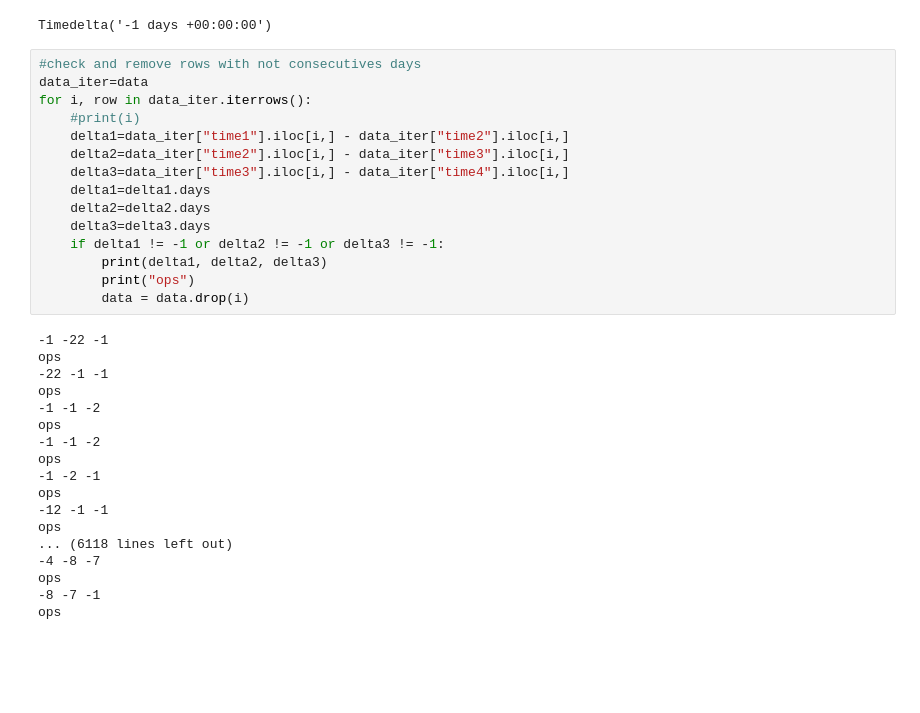
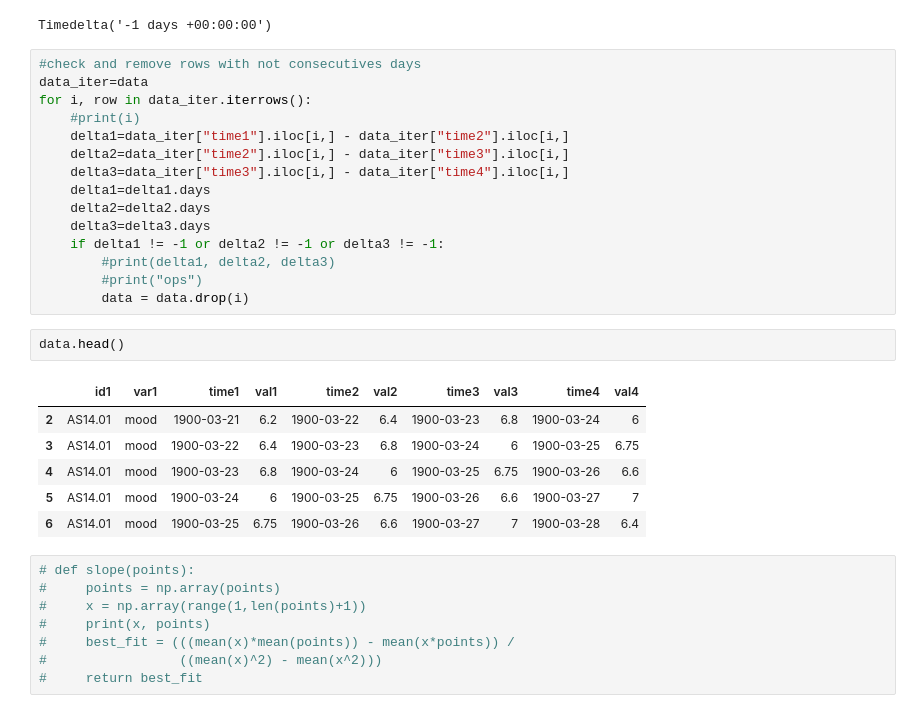
Before and after one commit to Dennis-Dekker/Data_mining, a Jupyter notebook: new_preprocessing.ipynb, the cells around one changed output. Saved outputs shown, nothing was run; the diff lists cells and outputs as text; blank space fills up the shorter version.

```diff
--- a/new_preprocessing.ipynb
+++ b/new_preprocessing.ipynb
@@ -182,24 +183,23 @@ for i, row in data_iter.iterrows():
     delta2=delta2.days
     delta3=delta3.days
     if delta1 != -1 or delta2 != -1 or delta3 != -1:
-        print(delta1, delta2, delta3)
-        print("ops")
+        #print(delta1, delta2, delta3)
+        #print("ops")
         data = data.drop(i)
-# %% [output]
--1 -22 -1
-ops
--22 -1 -1
-ops
--1 -1 -2
-ops
--1 -1 -2
-ops
--1 -2 -1
-ops
--12 -1 -1
-ops
-... (6118 lines left out)
--4 -8 -7
-ops
--8 -7 -1
-ops
+# %%
+data.head()
+# %% [output]
+|  | id1 | var1 | time1 | val1 | time2 | val2 | time3 | val3 | time4 | val4 |
+| 2 | AS14.01 | mood | 1900-03-21 | 6.2 | 1900-03-22 | 6.4 | 1900-03-23 | 6.8 | 1900-03-24 | 6 |
+| 3 | AS14.01 | mood | 1900-03-22 | 6.4 | 1900-03-23 | 6.8 | 1900-03-24 | 6 | 1900-03-25 | 6.75 |
+| 4 | AS14.01 | mood | 1900-03-23 | 6.8 | 1900-03-24 | 6 | 1900-03-25 | 6.75 | 1900-03-26 | 6.6 |
+| 5 | AS14.01 | mood | 1900-03-24 | 6 | 1900-03-25 | 6.75 | 1900-03-26 | 6.6 | 1900-03-27 | 7 |
+| 6 | AS14.01 | mood | 1900-03-25 | 6.75 | 1900-03-26 | 6.6 | 1900-03-27 | 7 | 1900-03-28 | 6.4 |
+# %%
+# def slope(points):
+#     points = np.array(points)
+#     x = np.array(range(1,len(points)+1))
+#     print(x, points)
+#     best_fit = (((mean(x)*mean(points)) - mean(x*points)) /
+#                 ((mean(x)^2) - mean(x^2)))
+#     return best_fit
```
Also changed, not shown: parts of 6 cells of this notebook.
